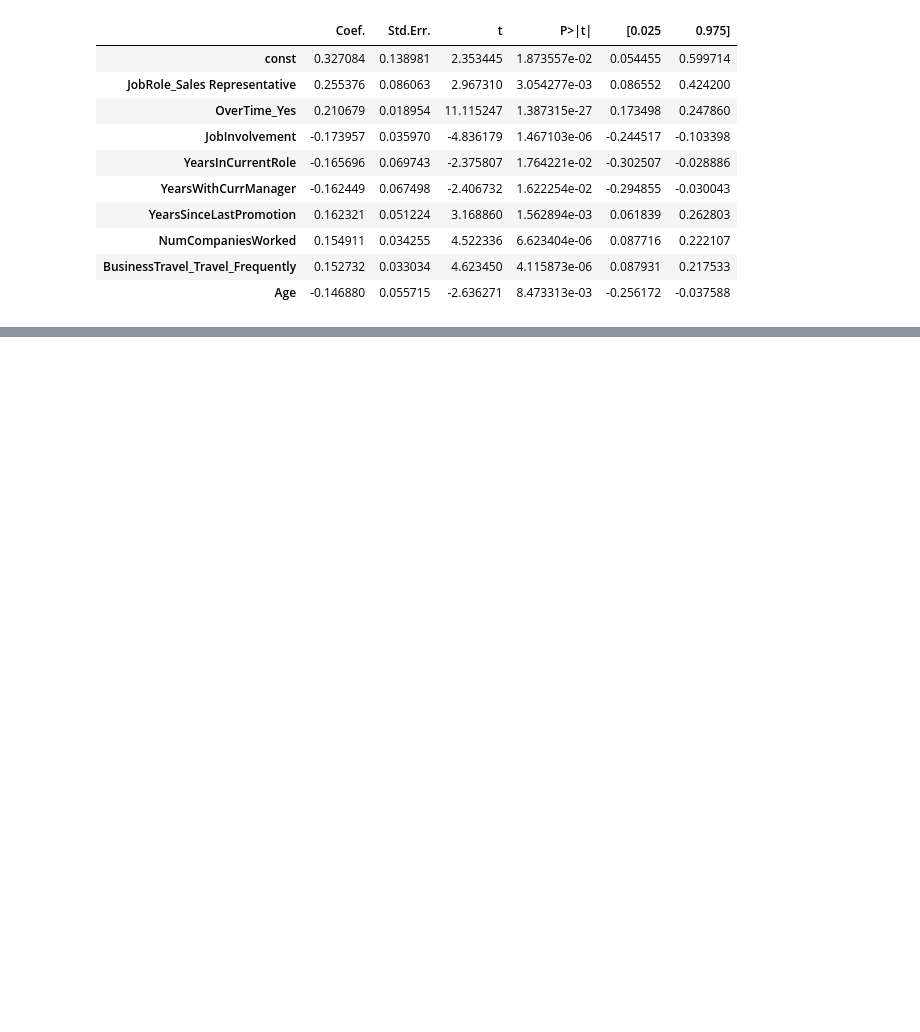
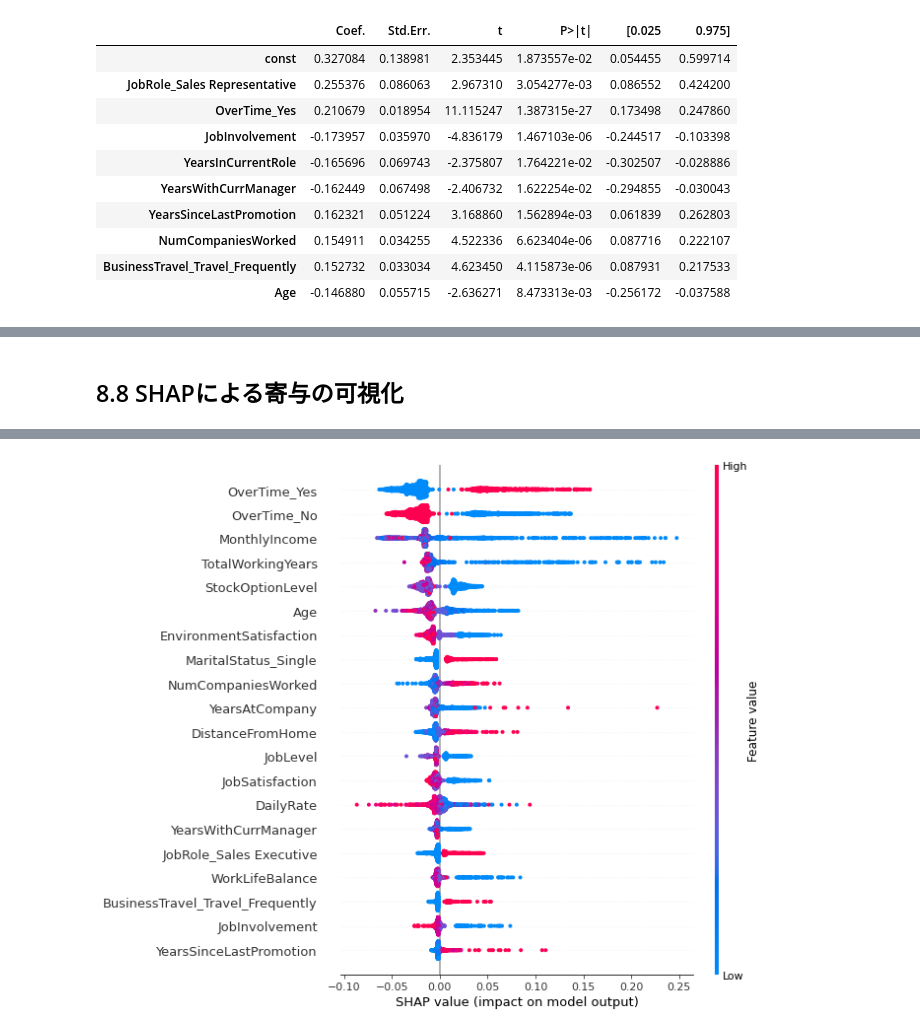
Before and after one commit to f-a24/ml-at-work, a Jupyter notebook: chapter08.ipynb, the cells around one changed output, grey strips where cells are left out. Cells and saved outputs as stored; diff of their text form; code cells hidden in the pictures; blank space fills up the shorter version.

```diff
--- a/chapter08.ipynb
+++ b/chapter08.ipynb
@@ -316,0 +392,14 @@ plt.show()
+# %% [markdown]
+## 8.8 SHAPによる寄与の可視化
+# %%
+import shap
+rf_model = sklearn.ensemble.RandomForestRegressor(n_estimators=300, max_depth=5, n_jobs=1, random_state=42)
+rf_model.fit(converted_df, attrition_label)
+
+shap.initjs()
+explainer = shap.TreeExplainer(rf_model)
+shap_values = explainer.shap_values(converted_df)
+
+plt.figure()
+shap.summary_plot(shap_values, converted_df, show=False)
+# %% [output]
@@ -316,0 +407 @@ plt.show()
+[figure, added]
```
Also changed, not shown: parts of 24 cells of this notebook, 4 other files.
